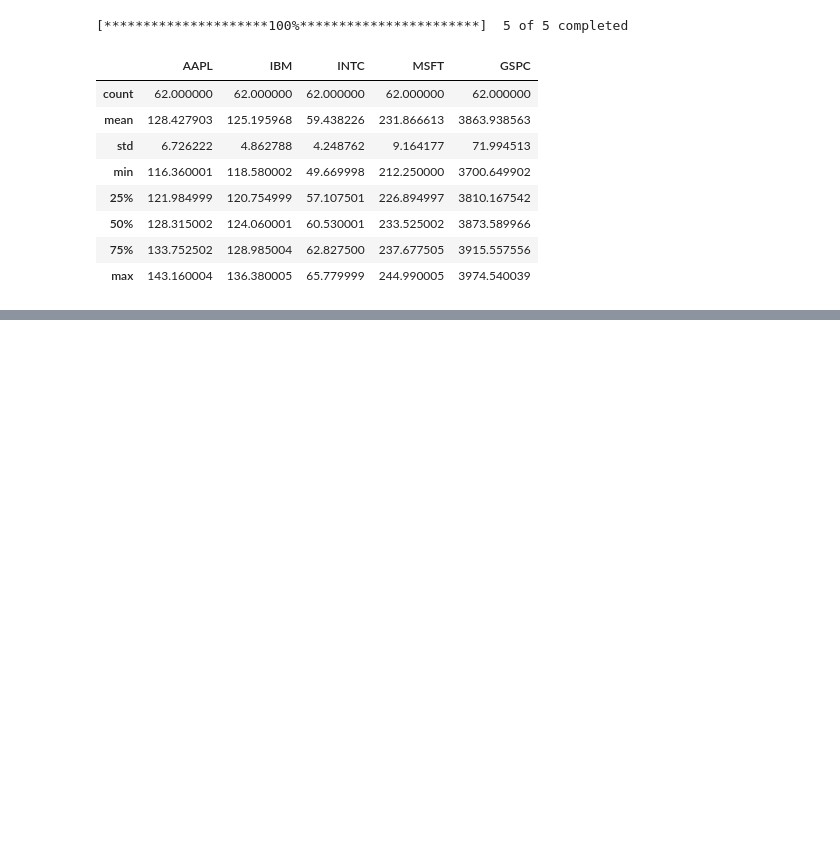
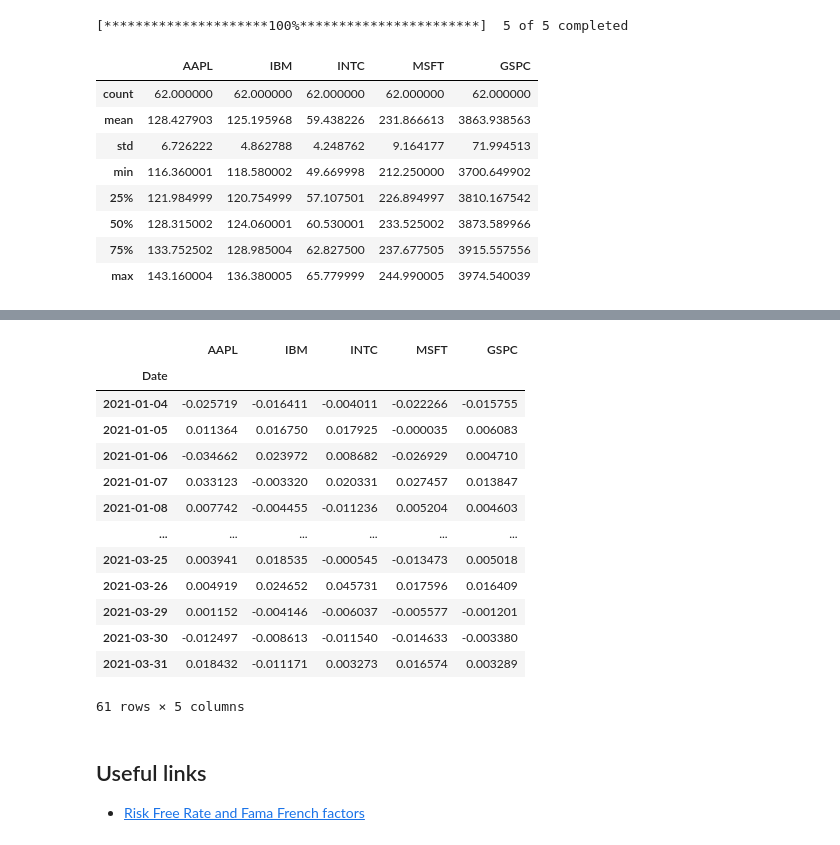
Before and after one commit to seguri/machine-learning-for-financial-analysis, a Jupyter notebook: CAPM.ipynb, the cells around one changed output, grey strips where cells are left out. Cells and saved outputs as stored; diff of their text form; code cells hidden in the pictures; blank space fills up the shorter version.

```diff
--- a/CAPM.ipynb
+++ b/CAPM.ipynb
@@ -51,0 +68,3 @@ fred.search('risk free')
+# %%
+risk_free = fred.get_series('DGS3MO')
+risk_free = risk_free['2021-01-01':'2021-04-01']
@@ -51,0 +118,5 @@ fred.search('risk free')
+# %%
+risk_free_daily = risk_free / 90
+risk_free_daily = risk_free_daily.dropna()
+risk_free_daily = risk_free_daily.iloc[:-1]
+sns.lineplot(data=risk_free_daily)
@@ -51,0 +127,22 @@ fred.search('risk free')
+# %%
+excess_returns = stock_returns.sub(risk_free_daily, axis=0)
+excess_returns
+# %% [output]
+|  | AAPL | IBM | INTC | MSFT | GSPC |
+| Date |  |  |  |  |  |
+| 2021-01-04 | -0.025719 | -0.016411 | -0.004011 | -0.022266 | -0.015755 |
+| 2021-01-05 | 0.011364 | 0.016750 | 0.017925 | -0.000035 | 0.006083 |
+| 2021-01-06 | -0.034662 | 0.023972 | 0.008682 | -0.026929 | 0.004710 |
+| 2021-01-07 | 0.033123 | -0.003320 | 0.020331 | 0.027457 | 0.013847 |
+| 2021-01-08 | 0.007742 | -0.004455 | -0.011236 | 0.005204 | 0.004603 |
+| ... | ... | ... | ... | ... | ... |
+| 2021-03-25 | 0.003941 | 0.018535 | -0.000545 | -0.013473 | 0.005018 |
+| 2021-03-26 | 0.004919 | 0.024652 | 0.045731 | 0.017596 | 0.016409 |
+| 2021-03-29 | 0.001152 | -0.004146 | -0.006037 | -0.005577 | -0.001201 |
+| 2021-03-30 | -0.012497 | -0.008613 | -0.011540 | -0.014633 | -0.003380 |
+| 2021-03-31 | 0.018432 | -0.011171 | 0.003273 | 0.016574 | 0.003289 |
+61 rows × 5 columns
+# %% [markdown]
+## Useful links
+
+- [Risk Free Rate and Fama French factors](https://bizlib247.wordpress.com/2013/01/18/risk-free-rate-and-fama-french-factors/)
```
Also changed, not shown: parts of 16 cells of this notebook.
